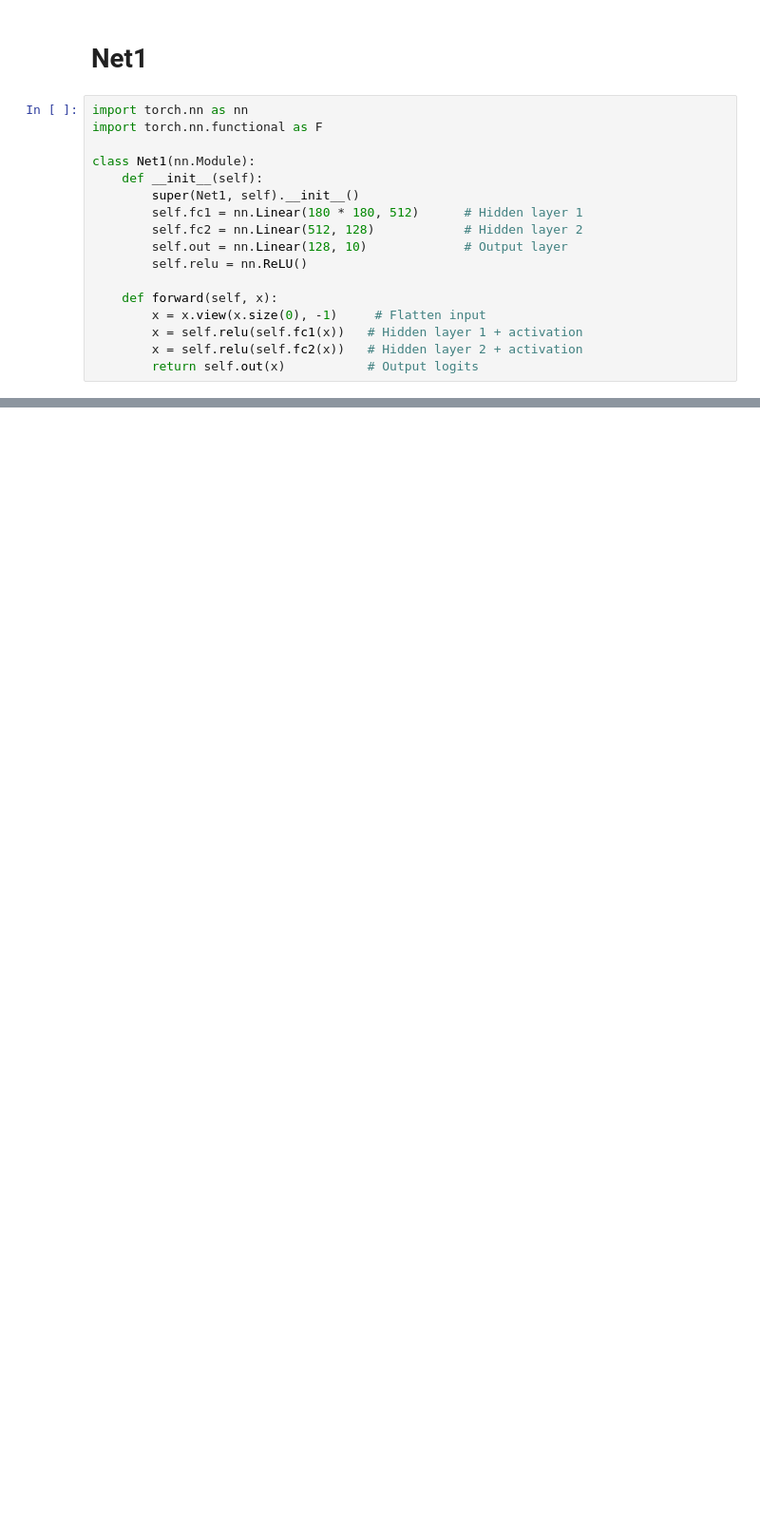
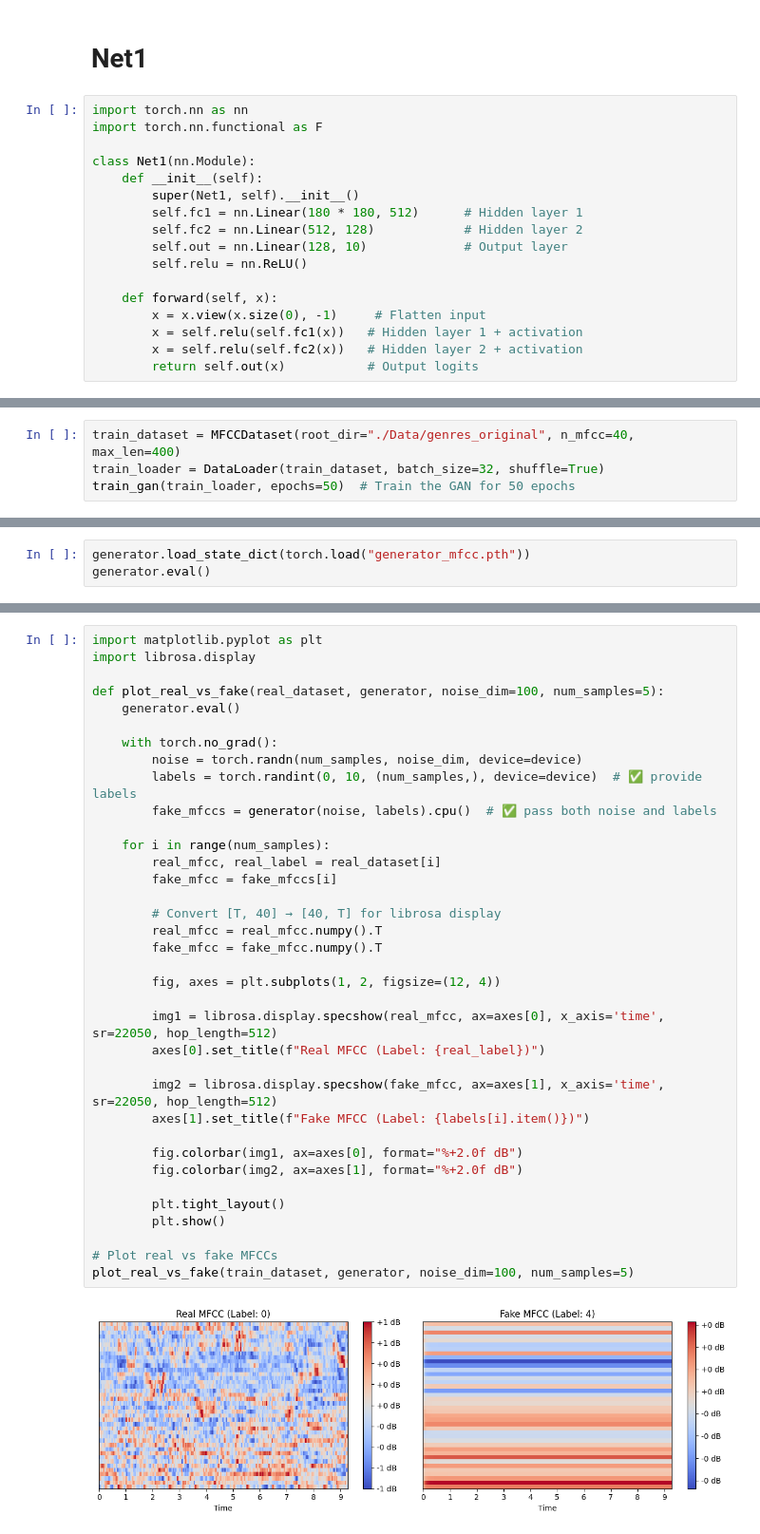
Before and after one commit to xCamelot2001/music-genre-classification, a Jupyter notebook: new-networks.ipynb, the cells around one changed output, grey strips where cells are left out. Shown at 95% size. Cells and saved outputs as stored; diff of their text form; blank space fills up the shorter version.

```diff
--- a/new-networks.ipynb
+++ b/new-networks.ipynb
@@ -180,0 +1101,4 @@ print(f"✅ Test Acc: {evaluate_accuracy(model, test_loader, device):.2%}")
+# %%
+train_dataset = MFCCDataset(root_dir="./Data/genres_original", n_mfcc=40, max_len=400)
+train_loader = DataLoader(train_dataset, batch_size=32, shuffle=True)
+train_gan(train_loader, epochs=50)  # Train the GAN for 50 epochs
@@ -180,0 +1119,3 @@ print(f"✅ Test Acc: {evaluate_accuracy(model, test_loader, device):.2%}")
+# %%
+generator.load_state_dict(torch.load("generator_mfcc.pth"))
+generator.eval()
@@ -180,0 +1145,38 @@ print(f"✅ Test Acc: {evaluate_accuracy(model, test_loader, device):.2%}")
+# %%
+import matplotlib.pyplot as plt
+import librosa.display
+
+def plot_real_vs_fake(real_dataset, generator, noise_dim=100, num_samples=5):
+    generator.eval()
+
+    with torch.no_grad():
+        noise = torch.randn(num_samples, noise_dim, device=device)
+        labels = torch.randint(0, 10, (num_samples,), device=device)  # ✅ provide labels
+        fake_mfccs = generator(noise, labels).cpu()  # ✅ pass both noise and labels
+
+    for i in range(num_samples):
+        real_mfcc, real_label = real_dataset[i]
+        fake_mfcc = fake_mfccs[i]
+
+        # Convert [T, 40] → [40, T] for librosa display
+        real_mfcc = real_mfcc.numpy().T
+        fake_mfcc = fake_mfcc.numpy().T
+
+        fig, axes = plt.subplots(1, 2, figsize=(12, 4))
+
+        img1 = librosa.display.specshow(real_mfcc, ax=axes[0], x_axis='time', sr=22050, hop_length=512)
+        axes[0].set_title(f"Real MFCC (Label: {real_label})")
+
+        img2 = librosa.display.specshow(fake_mfcc, ax=axes[1], x_axis='time', sr=22050, hop_length=512)
+        axes[1].set_title(f"Fake MFCC (Label: {labels[i].item()})")
+
+        fig.colorbar(img1, ax=axes[0], format="%+2.0f dB")
+        fig.colorbar(img2, ax=axes[1], format="%+2.0f dB")
+
+        plt.tight_layout()
+        plt.show()
+
+# Plot real vs fake MFCCs
+plot_real_vs_fake(train_dataset, generator, noise_dim=100, num_samples=5)
+# %% [output]
+[figure, added]
```
Also changed, not shown: parts of 44 cells of this notebook, 2 other files.
